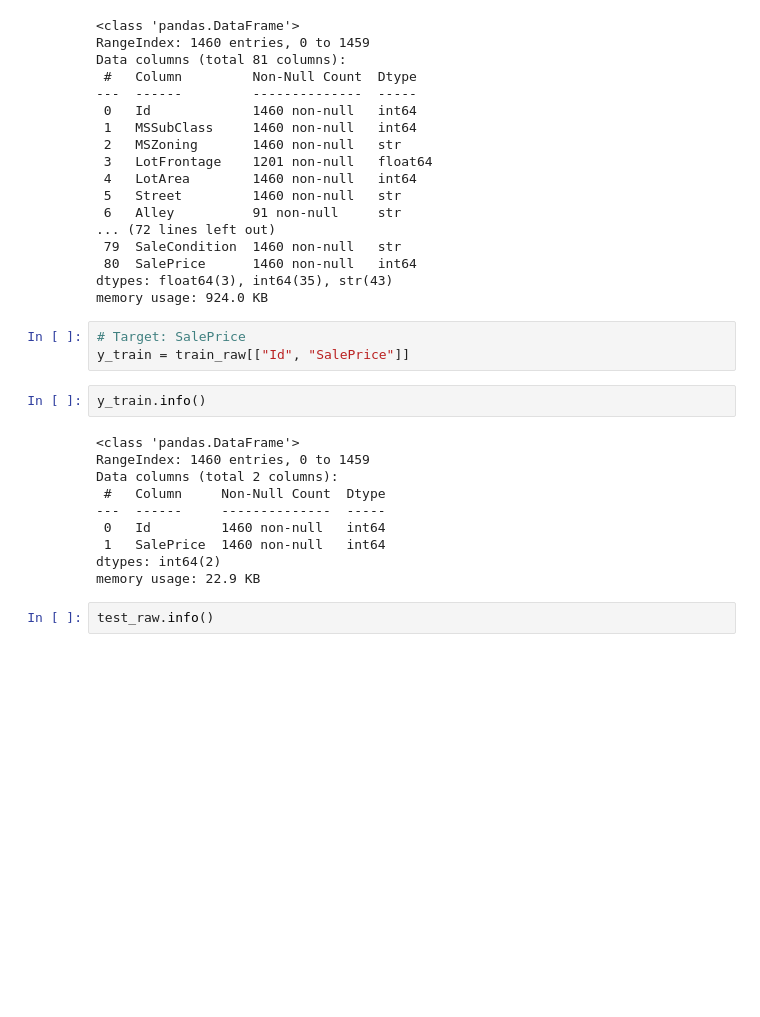
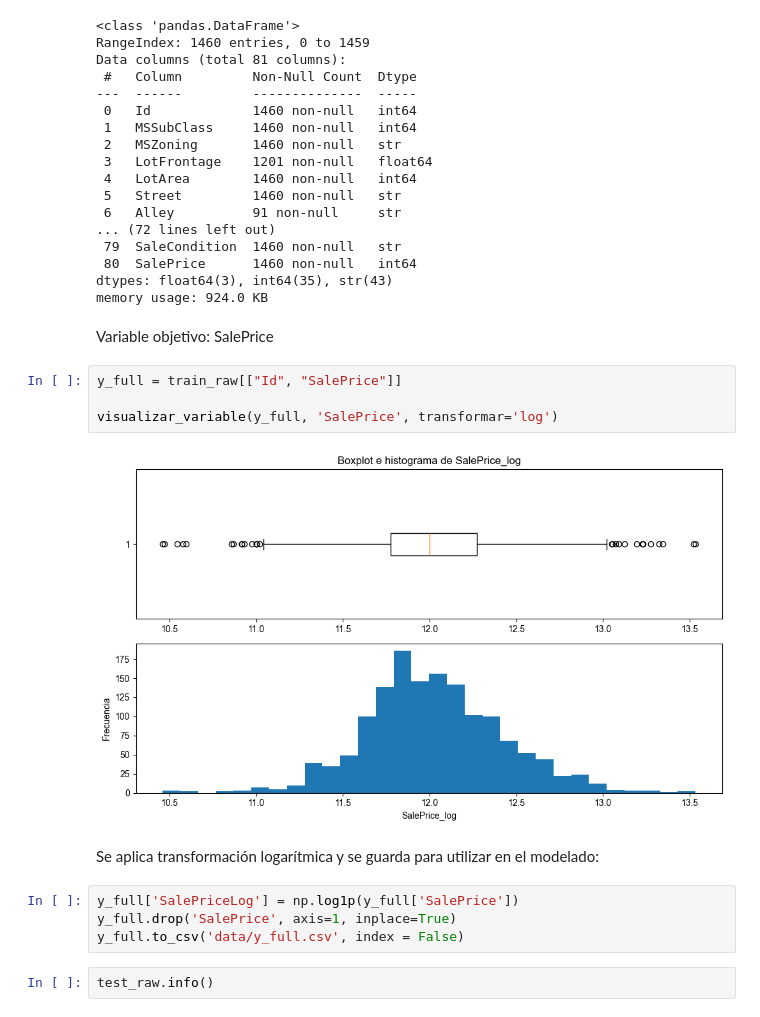
Before and after one commit to sebakremis/real-estate-predictions, a Jupyter notebook: 01_Preprocessing.ipynb, the cells around one changed output. Cells and saved outputs as stored; diff of their text form; blank space fills up the shorter version.

```diff
--- a/01_Preprocessing.ipynb
+++ b/01_Preprocessing.ipynb
@@ -35,21 +35,20 @@ Data columns (total 81 columns):
  80  SalePrice      1460 non-null   int64
 dtypes: float64(3), int64(35), str(43)
 memory usage: 924.0 KB
+# %% [markdown]
+Variable objetivo: SalePrice
 # %%
-# Target: SalePrice
-y_train = train_raw[["Id", "SalePrice"]]
+y_full = train_raw[["Id", "SalePrice"]]
+
+visualizar_variable(y_full, 'SalePrice', transformar='log')
+# %% [output]
+[figure, added]
+# %% [markdown]
+Se aplica transformación logarítmica y se guarda para utilizar en el modelado:
 # %%
-y_train.info()
+y_full['SalePriceLog'] = np.log1p(y_full['SalePrice'])
+y_full.drop('SalePrice', axis=1, inplace=True)
+y_full.to_csv('data/y_full.csv', index = False)
-# %% [output]
-<class 'pandas.DataFrame'>
-RangeIndex: 1460 entries, 0 to 1459
-Data columns (total 2 columns):
- #   Column     Non-Null Count  Dtype
----  ------     --------------  -----
- 0   Id         1460 non-null   int64
- 1   SalePrice  1460 non-null   int64
-dtypes: int64(2)
-memory usage: 22.9 KB
 # %%
 test_raw.info()
 # %% [output]
```
Also changed, not shown: parts of 4 cells of this notebook, 7 other files.
